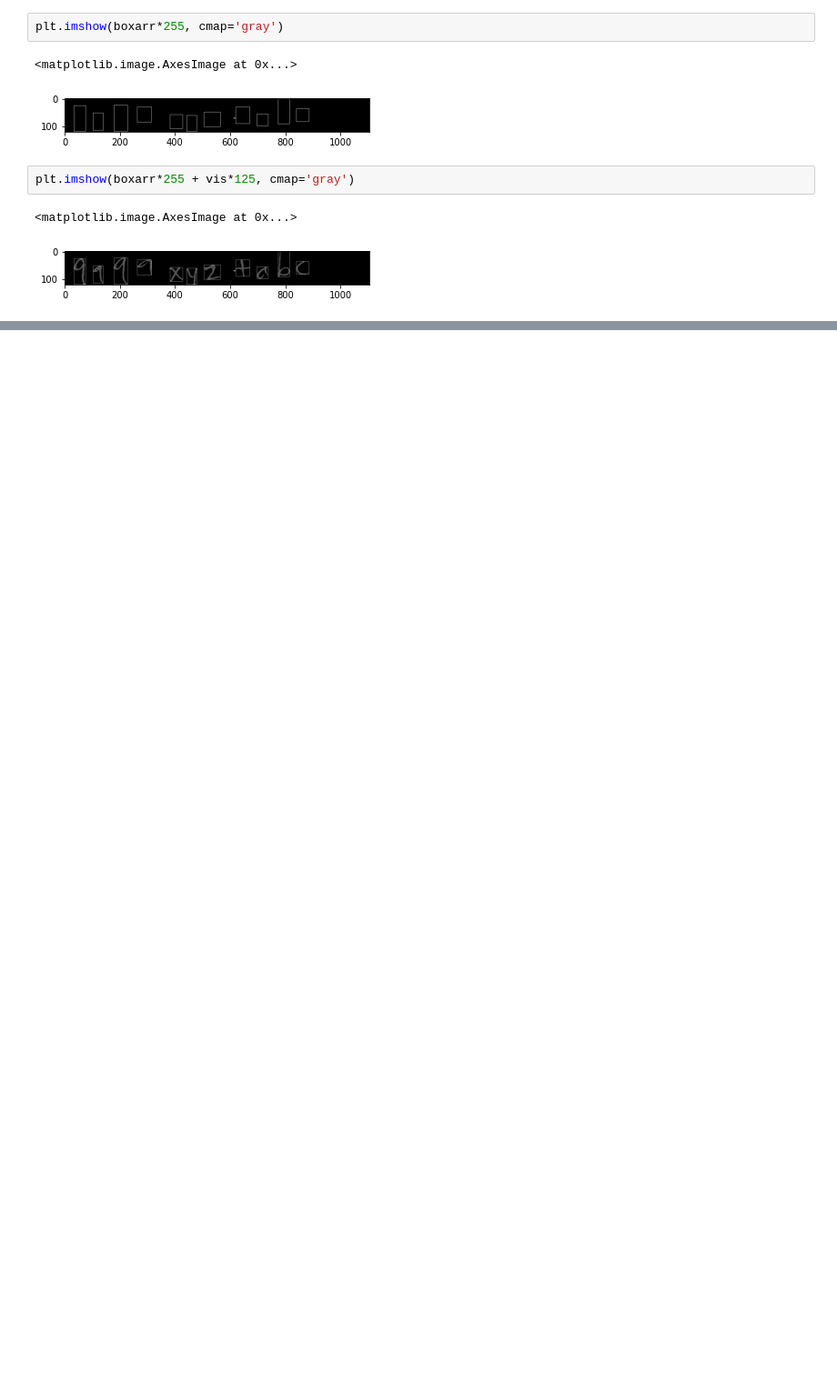
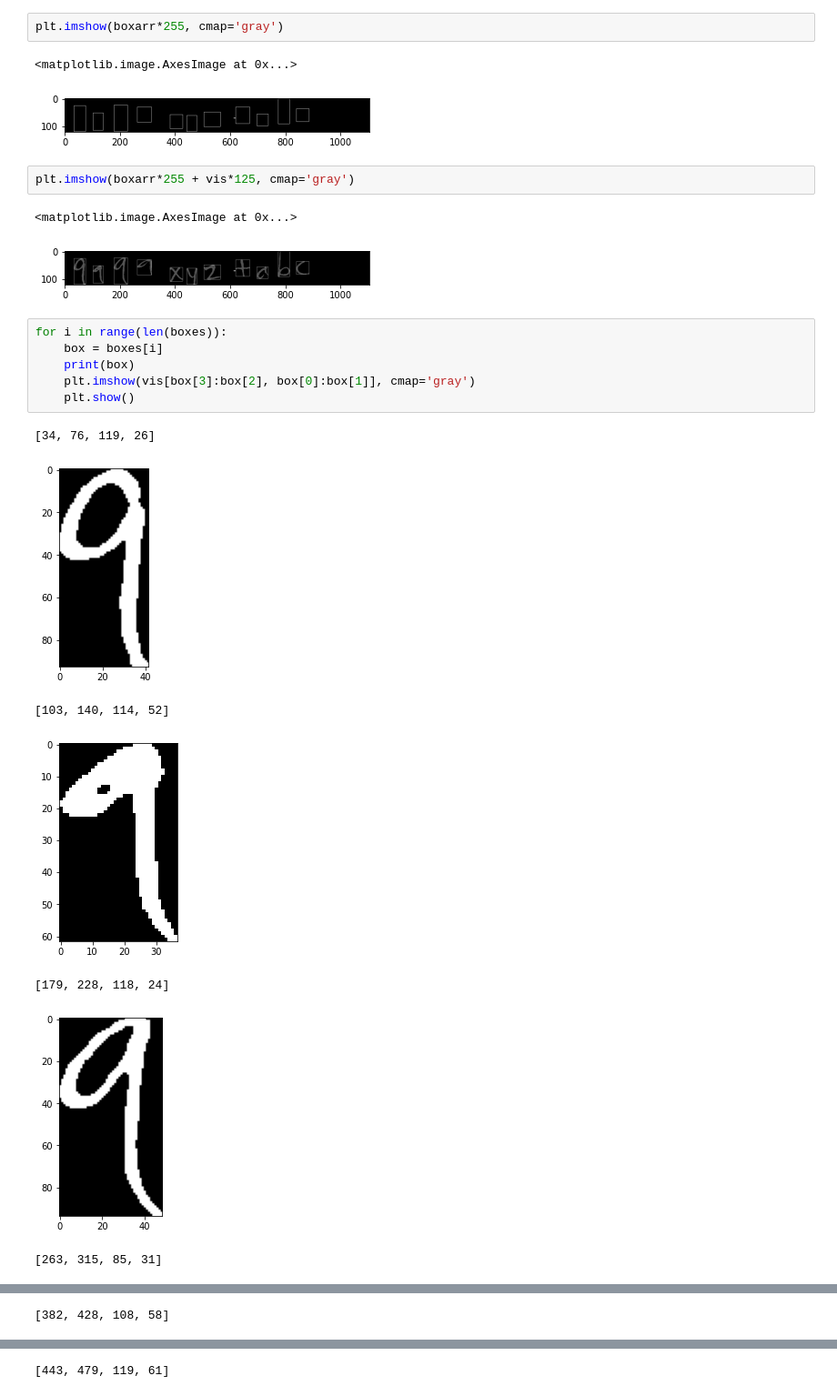
Before and after one commit to scrge-ai/polyonmialModel, a Jupyter notebook: visual-model.ipynb, the cells around one changed output, grey strips where cells are left out. Shown at 91% size. Saved outputs shown, nothing was run; the diff lists cells and outputs as text; blank space fills up the shorter version.

```diff
--- a/visual-model.ipynb
+++ b/visual-model.ipynb
@@ -147,3 +147,17 @@ plt.imshow(boxarr*255 + vis*125, cmap='gray')
 # %% [output]
 <matplotlib.image.AxesImage at 0x...>
 [figure]
+# %%
+for i in range(len(boxes)):
+    box = boxes[i]
+    print(box)
+    plt.imshow(vis[box[3]:box[2], box[0]:box[1]], cmap='gray')
+    plt.show()
+# %% [output]
+[34, 76, 119, 26]
+[figure, added]
+[103, 140, 114, 52]
+[figure, added]
+[179, 228, 118, 24]
+[figure, added]
+[263, 315, 85, 31]
@@ -149,0 +165 @@ plt.imshow(boxarr*255 + vis*125, cmap='gray')
+[382, 428, 108, 58]
@@ -149,0 +167 @@ plt.imshow(boxarr*255 + vis*125, cmap='gray')
+[443, 479, 119, 61]
```
Also changed, not shown: parts of 2 cells of this notebook.
